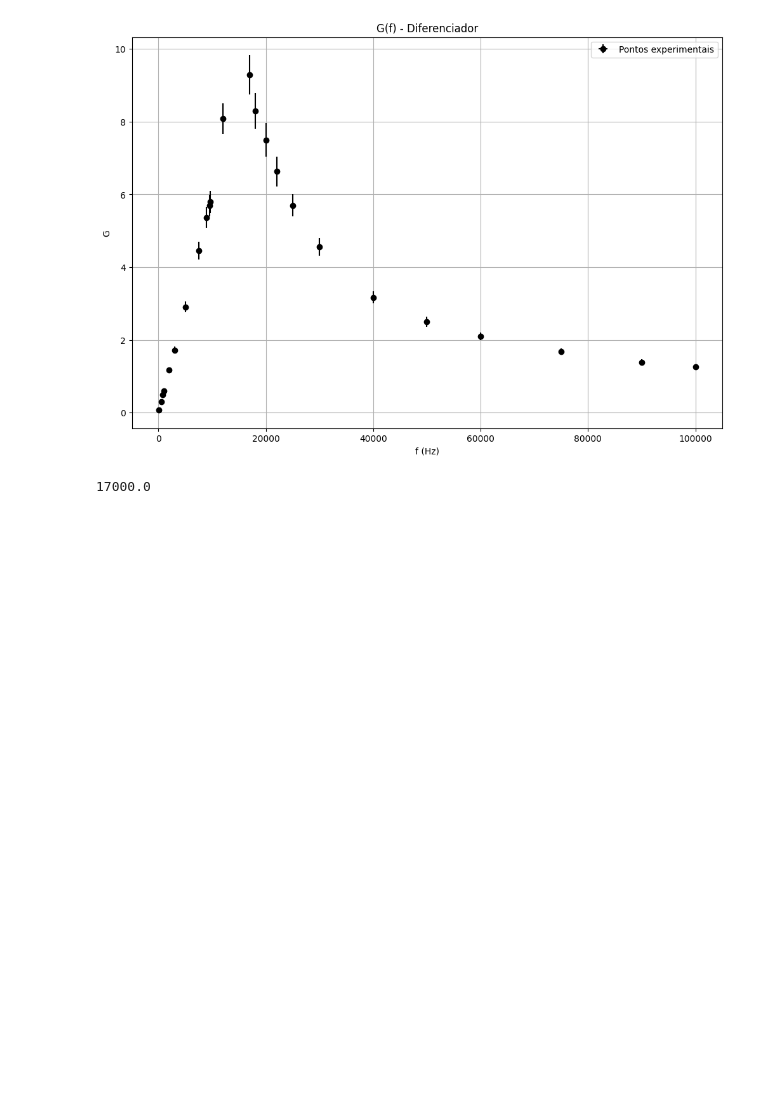
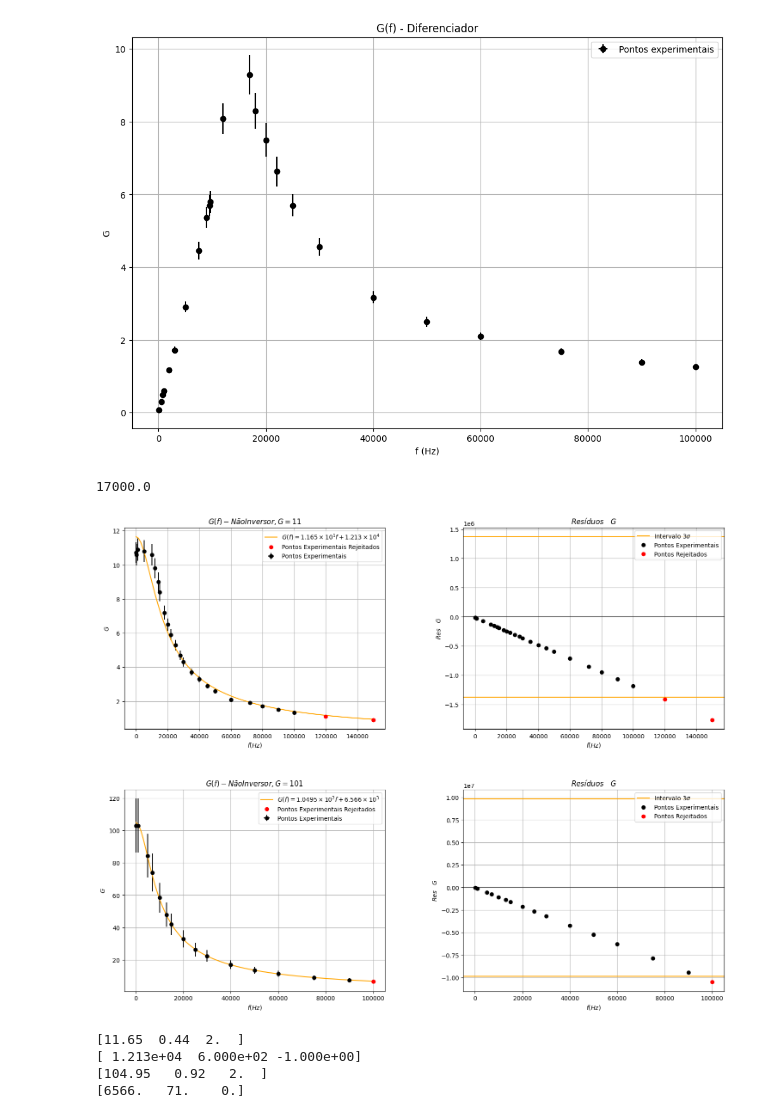
Before and after one commit to tivg0/labs-II, a Jupyter notebook: eletr/semana3/ampops.ipynb, the cells around one changed output. Cells and saved outputs as stored; diff of their text form; code cells hidden in the pictures; blank space fills up the shorter version.

```diff
--- a/eletr/semana3/ampops.ipynb
+++ b/eletr/semana3/ampops.ipynb
@@ -27,3 +27,22 @@ print(f[np.argmax(G)])
 # %% [output]
 [figure]
 17000.0
+# %%
+def fc(b,f):
+    return b[0]/np.sqrt(1+(f/b[1])**2)
+# %%
+f, Vin, uVin, Vout, uVout, G, uG = getData("ninv11.txt")
+f2, Vin2, uVin2, Vout2, uVout2, G2, uG2 = getData("ninv101.txt")
+
+adjusts=plotColumnReg([f,f2],[G,G2],[1,1],[uG,uG2],["G(f) - Não Inversor, G=11","G(f) - Não Inversor, G=101"],["f (Hz)","f (Hz)"],["G","G"],func=fc,beta0=[1,1],tol=3)
+# %% [output]
+[figure, added]
+# %%
+for i in adjusts:
+    for j in range(2):
+        print(round_un(i.beta[j],i.sd_beta[j]))
+# %% [output]
+[11.65  0.44  2.  ]
+[ 1.213e+04  6.000e+02 -1.000e+00]
+[104.95   0.92   2.  ]
+[6566.   71.    0.]
```
